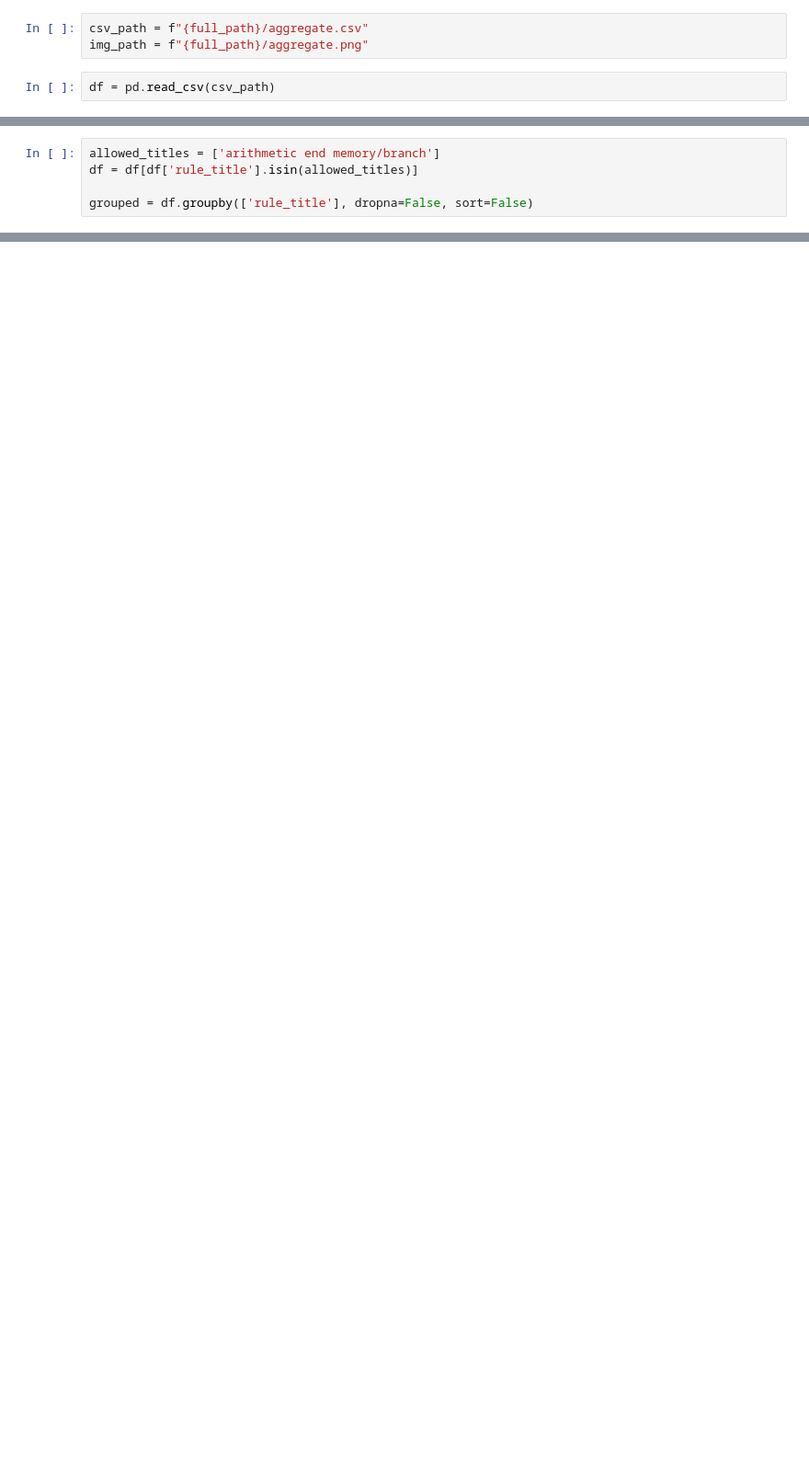
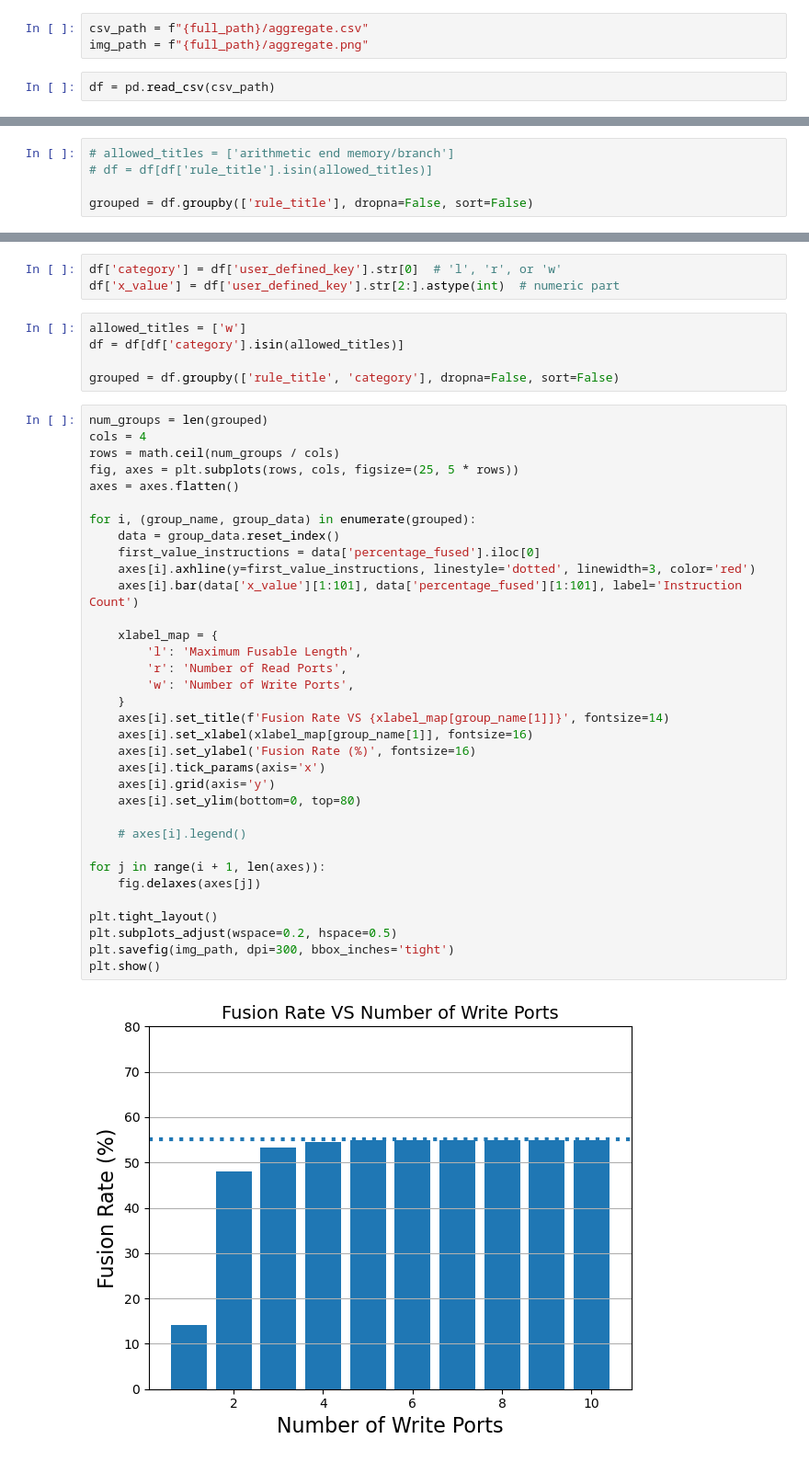
Before and after one commit to elizabethhsy/InstructionFusion, a Jupyter notebook: python/aggregate.ipynb, the cells around one changed output, grey strips where cells are left out. Shown: that part at 92% size. Saved outputs shown, nothing was run; the diff lists cells and outputs as text; blank space fills up the shorter version.

```diff
--- a/python/aggregate.ipynb
+++ b/python/aggregate.ipynb
@@ -34,6 +43,6 @@ df = pd.read_csv(csv_path)
 # %%
-allowed_titles = ['arithmetic end memory/branch']
-df = df[df['rule_title'].isin(allowed_titles)]
+# allowed_titles = ['arithmetic end memory/branch']
+# df = df[df['rule_title'].isin(allowed_titles)]
 
 grouped = df.groupby(['rule_title'], dropna=False, sort=False)
 # %%
@@ -66,0 +76,44 @@ plt.show()
+# %%
+df['category'] = df['user_defined_key'].str[0]  # 'l', 'r', or 'w'
+df['x_value'] = df['user_defined_key'].str[2:].astype(int)  # numeric part
+# %%
+allowed_titles = ['w']
+df = df[df['category'].isin(allowed_titles)]
+
+grouped = df.groupby(['rule_title', 'category'], dropna=False, sort=False)
+# %%
+num_groups = len(grouped)
+cols = 4
+rows = math.ceil(num_groups / cols)
+fig, axes = plt.subplots(rows, cols, figsize=(25, 5 * rows))
+axes = axes.flatten()
+
+for i, (group_name, group_data) in enumerate(grouped):
+    data = group_data.reset_index()
+    first_value_instructions = data['percentage_fused'].iloc[0]
+    axes[i].axhline(y=first_value_instructions, linestyle='dotted', linewidth=3, color='red')
+    axes[i].bar(data['x_value'][1:101], data['percentage_fused'][1:101], label='Instruction Count')
+
+    xlabel_map = {
+        'l': 'Maximum Fusable Length',
+        'r': 'Number of Read Ports',
+        'w': 'Number of Write Ports',
+    }
+    axes[i].set_title(f'Fusion Rate VS {xlabel_map[group_name[1]]}', fontsize=14)
+    axes[i].set_xlabel(xlabel_map[group_name[1]], fontsize=16)
+    axes[i].set_ylabel('Fusion Rate (%)', fontsize=16)
+    axes[i].tick_params(axis='x')
+    axes[i].grid(axis='y')
+    axes[i].set_ylim(bottom=0, top=80)
+
+    # axes[i].legend()
+
+for j in range(i + 1, len(axes)):
+    fig.delaxes(axes[j])
+
+plt.tight_layout()
+plt.subplots_adjust(wspace=0.2, hspace=0.5)
+plt.savefig(img_path, dpi=300, bbox_inches='tight')
+plt.show()
+# %% [output]
+[figure, added]
```
Also changed, not shown: parts of 3 cells of this notebook, 21 other files.
